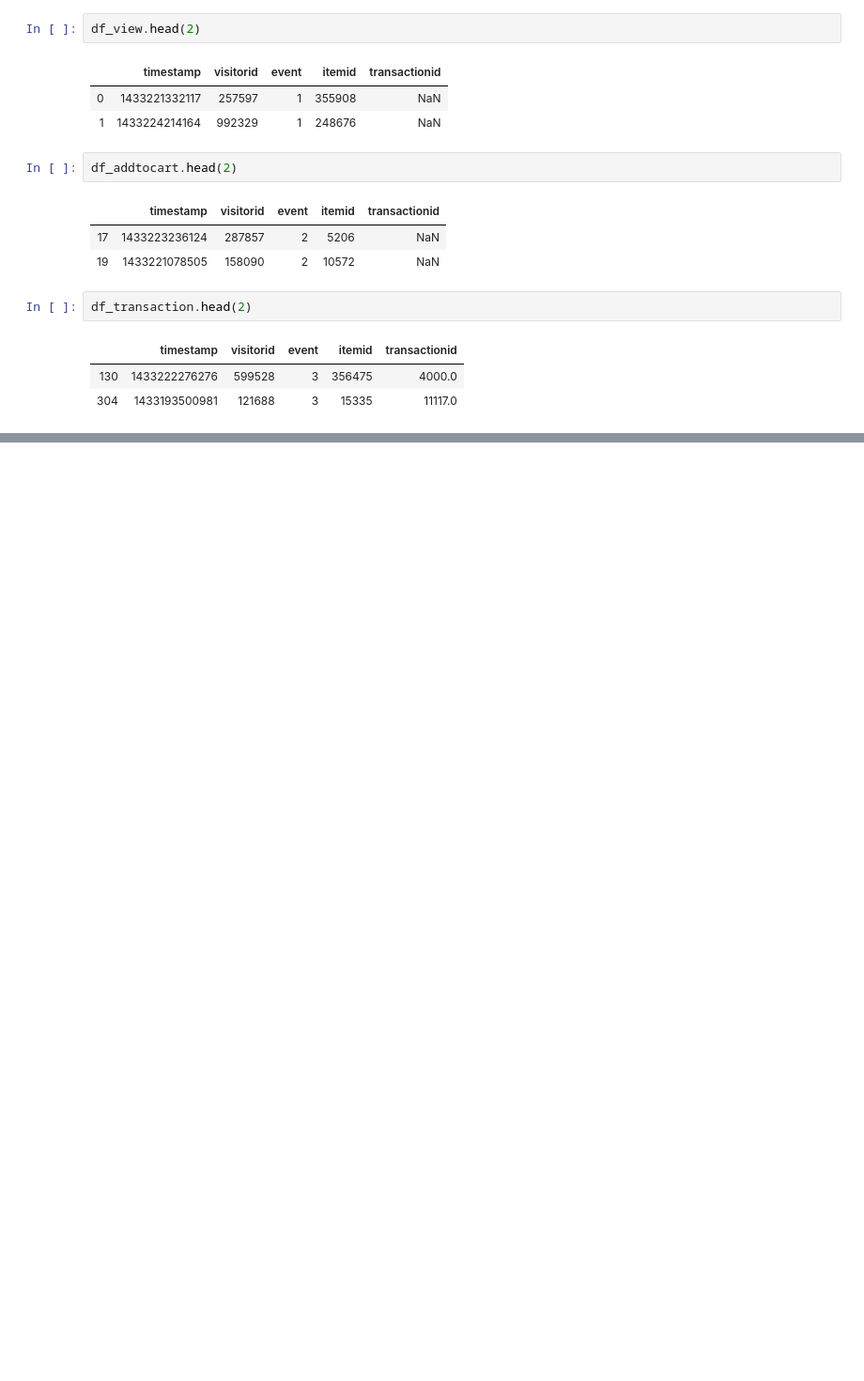
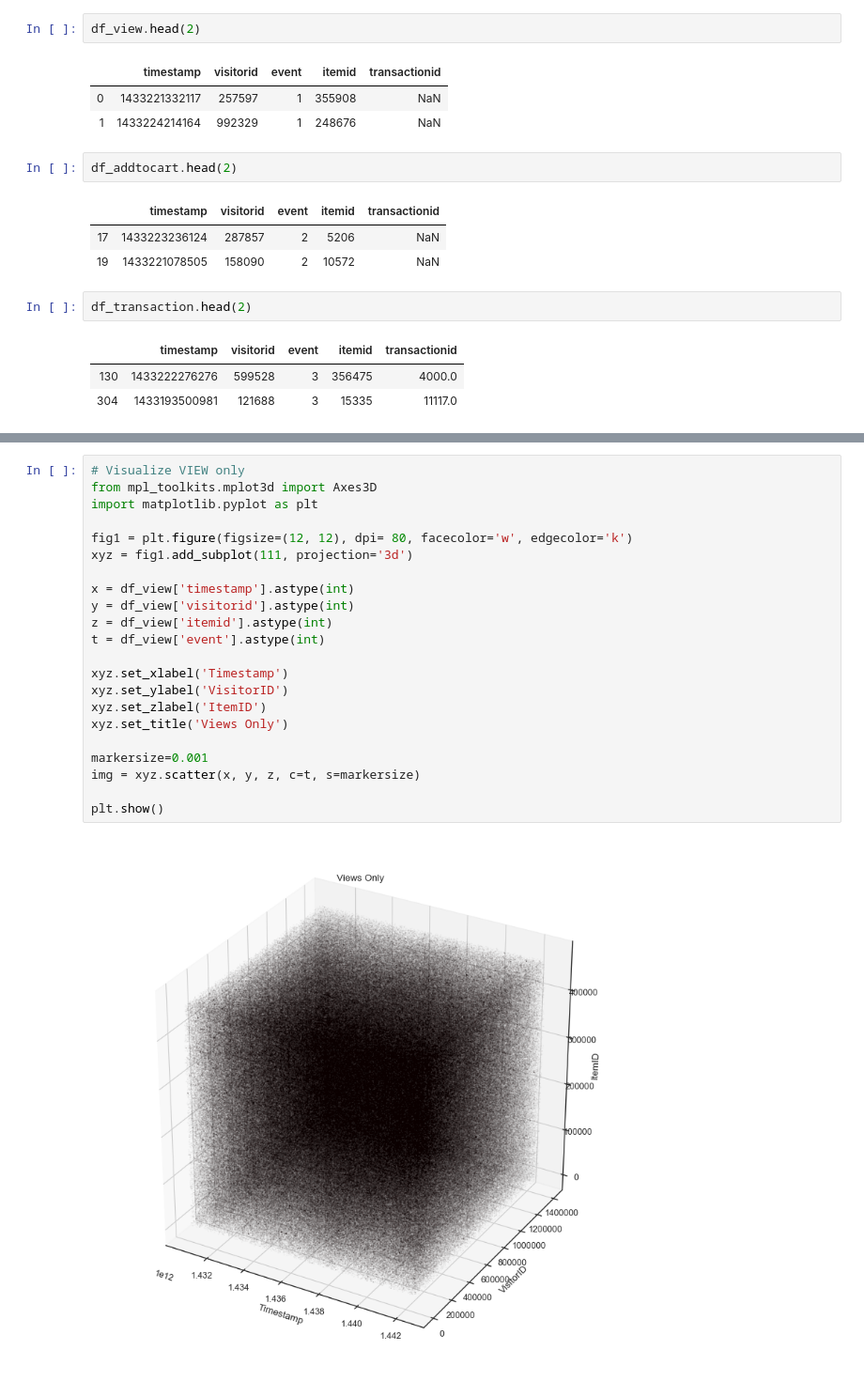
Before and after one commit to Konstantin-Orlovskiy/MSc-Project-Ecommerce, a Jupyter notebook: RetailRocket_Orgnl/balovstvo.ipynb, the cells around one changed output, grey strips where cells are left out. Shown at 94% size. Cells and saved outputs as stored; diff of their text form; blank space fills up the shorter version.

```diff
--- a/RetailRocket_Orgnl/balovstvo.ipynb
+++ b/RetailRocket_Orgnl/balovstvo.ipynb
@@ -34,0 +80,24 @@ df_transaction.head(2)
+# %%
+# Visualize VIEW only
+from mpl_toolkits.mplot3d import Axes3D
+import matplotlib.pyplot as plt
+
+fig1 = plt.figure(figsize=(12, 12), dpi= 80, facecolor='w', edgecolor='k')
+xyz = fig1.add_subplot(111, projection='3d')
+
+x = df_view['timestamp'].astype(int)
+y = df_view['visitorid'].astype(int)
+z = df_view['itemid'].astype(int)
+t = df_view['event'].astype(int)
+
+xyz.set_xlabel('Timestamp')
+xyz.set_ylabel('VisitorID')
+xyz.set_zlabel('ItemID')
+xyz.set_title('Views Only')
+
+markersize=0.001
+img = xyz.scatter(x, y, z, c=t, s=markersize)
+
+plt.show()
+# %% [output]
+[figure, added]
```
Also changed, not shown: parts of 8 cells of this notebook.
